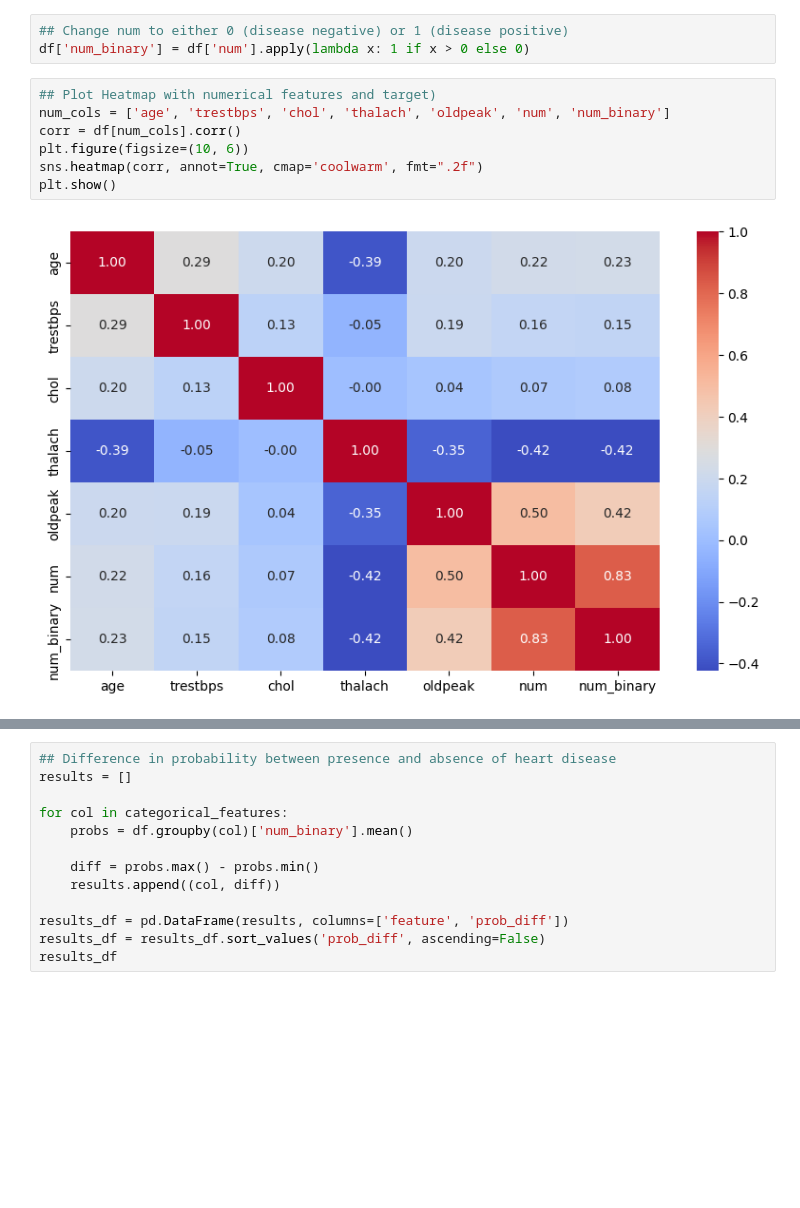
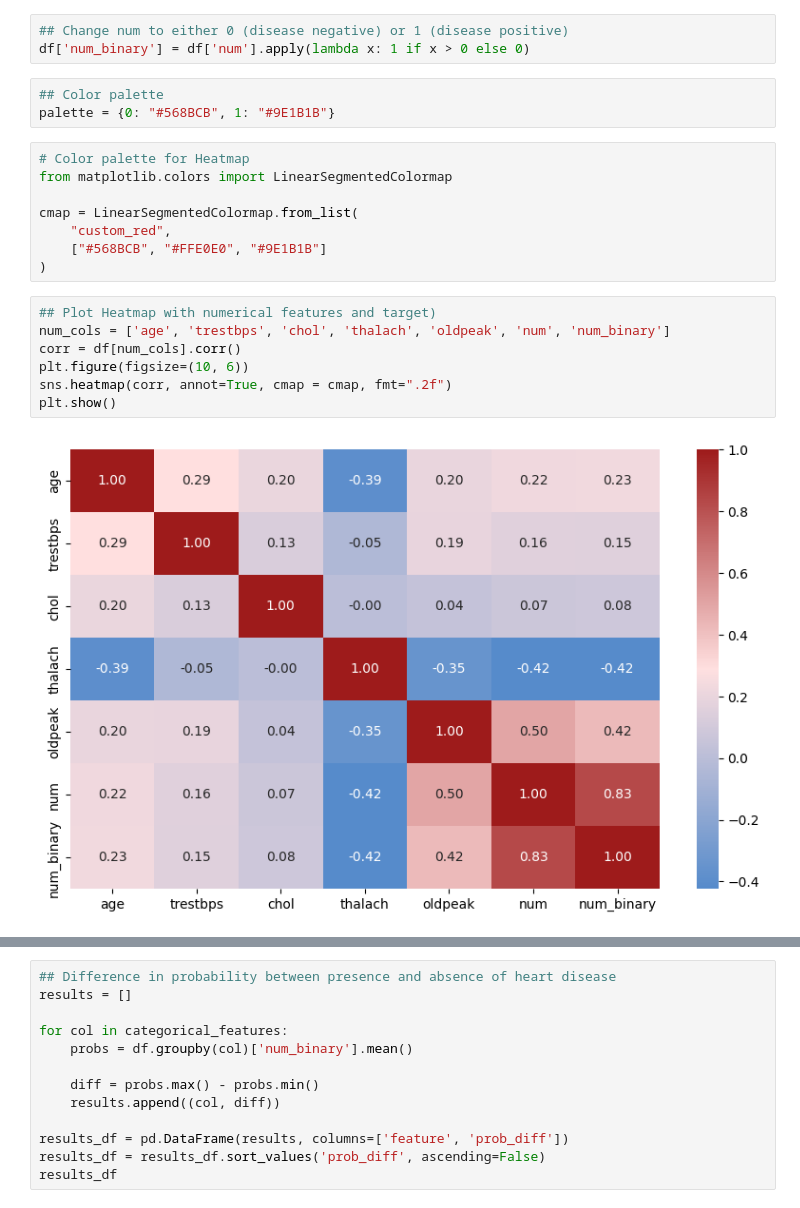
Before and after one commit to aarondwhite/DATA-3421-Final-Project, a Jupyter notebook: Tanvir_EDA.ipynb, the cells around one changed output, grey strips where cells are left out. Saved outputs shown, nothing was run; the diff lists cells and outputs as text; blank space fills up the shorter version.

```diff
--- a/Tanvir_EDA.ipynb
+++ b/Tanvir_EDA.ipynb
@@ -196,15 +193,26 @@ df['num'] = y
 # %%
 ## Change num to either 0 (disease negative) or 1 (disease positive)
 df['num_binary'] = df['num'].apply(lambda x: 1 if x > 0 else 0)
+# %%
+## Color palette
+palette = {0: "#568BCB", 1: "#9E1B1B"}
+# %%
+# Color palette for Heatmap
+from matplotlib.colors import LinearSegmentedColormap
+
+cmap = LinearSegmentedColormap.from_list(
+    "custom_red",
+    ["#568BCB", "#FFE0E0", "#9E1B1B"]
+)
 # %%
 ## Plot Heatmap with numerical features and target)
 num_cols = ['age', 'trestbps', 'chol', 'thalach', 'oldpeak', 'num', 'num_binary']
 corr = df[num_cols].corr()
 plt.figure(figsize=(10, 6))
-sns.heatmap(corr, annot=True, cmap='coolwarm', fmt=".2f")
+sns.heatmap(corr, annot=True, cmap = cmap, fmt=".2f")
 plt.show()
 # %% [output]
-[figure, old version]
+[figure, new version]
 # %% [markdown]
 # Numerical Features with highest correlation with target:
 
```
Also changed, not shown: parts of 6 cells of this notebook.
